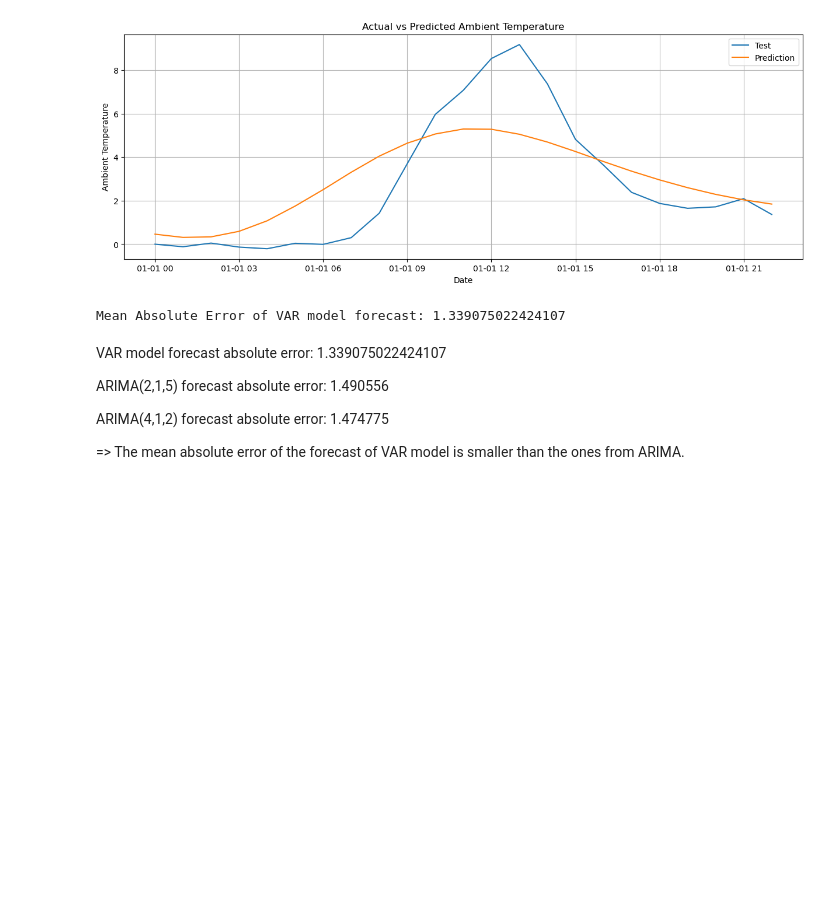
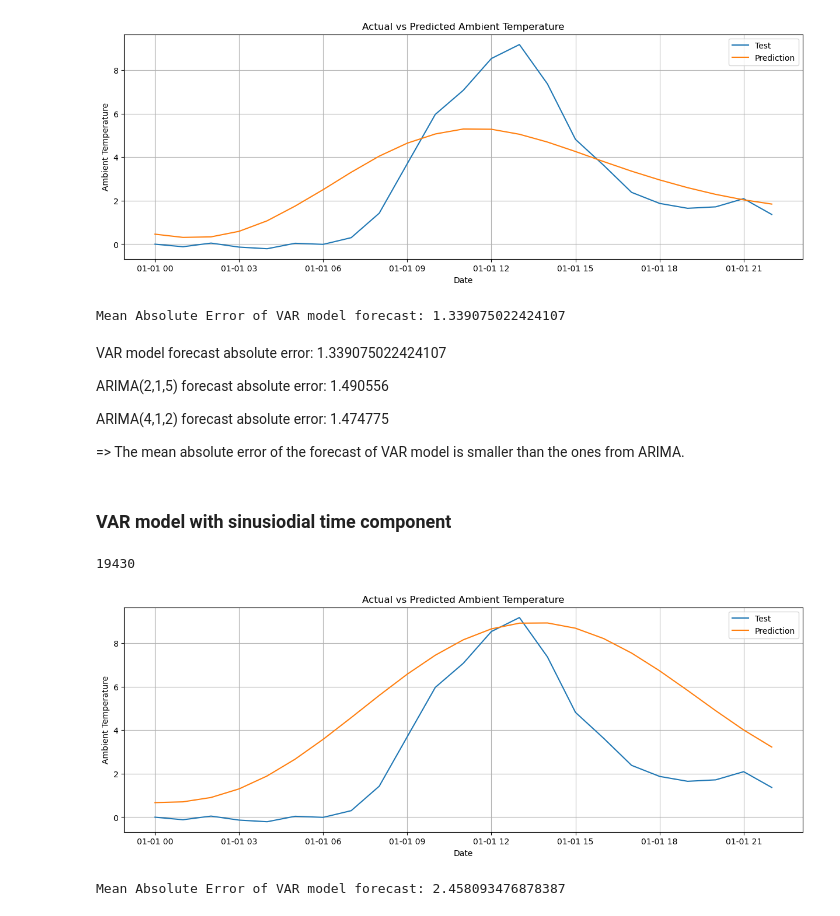
Before and after one commit to bregina98/Local-prediction-of-weather-parameters-based-on-historical-data, a Jupyter notebook: multivariate model/VAR model.ipynb, the cells around one changed output. Drawn from its saved outputs; the diff is of its cells as text; code cells hidden in the pictures; blank space fills up the shorter version.

```diff
--- a/multivariate model/VAR model.ipynb
+++ b/multivariate model/VAR model.ipynb
@@ -282,0 +308,11 @@ all_hourly_23 = new_data_all_resampled.loc[(new_data_all_resampled.index.year ==
+# %%
+# VAR model with sinusiodial time
+
+from statsmodels.tsa.api import VAR
+
+model_sinus = VAR(all_hourly_20_21_22_sinus)
+results_sinus = model_sinus.fit(maxlags=15, ic='aic')
+
+n_lags = results.k_ar # for later
+
+print(results.summary())
@@ -282,0 +337,6 @@ all_hourly_23 = new_data_all_resampled.loc[(new_data_all_resampled.index.year ==
+# %%
+# data for 2023
+
+all_hourly_23_sinus = data_sinus.loc[(data_sinus.index.year == 2023), ["AIR_PRESSURE", "AMBIENT_TEMPERATURE", "RAIN_INTENSITY",
+                                                 "RELATIVE_HUMIDITY", "SOLAR_RADIATION_INTENSITY", "WIND_DIRECTION", "WIND_SPEED", "sinus_time"]]
+#print(all_hourly_23_sinus)
@@ -325,3 +389,42 @@ ARIMA(2,1,5) forecast absolute error:                        1.490556
 ARIMA(4,1,2) forecast absolute error:                        1.474775
 
 => The mean absolute error of the forecast of VAR model is smaller than the ones from ARIMA.
+# %% [markdown]
+### VAR model with sinusiodial time component
+# %%
+# AMBIENT TEMPERATURE
+
+train_temp_sinus = all_hourly_20_21_22_sinus['AMBIENT_TEMPERATURE']
+test_temp_sinus = all_hourly_23_sinus['AMBIENT_TEMPERATURE']
+print(len(train_temp)) # 19430
+
+lagged_values_sinus = all_hourly_20_21_22_sinus.values[-n_lags:]
+pred_sinus = results_sinus.forecast(y=lagged_values_sinus, steps=24)
+pred_df_sinus = pd.DataFrame(pred_sinus, columns=all_hourly_20_21_22_sinus.columns)
+
+plt.figure(figsize=(15, 5))
+plt.grid()
+
+plt.plot(all_hourly_23_sinus.index[:23], all_hourly_23_sinus['AMBIENT_TEMPERATURE'][:23], label='Test')
+
+plt.plot(all_hourly_23_sinus.index[:23], pred_df_sinus['AMBIENT_TEMPERATURE'][:23], label='Prediction')
+
+plt.legend()
+plt.title('Actual vs Predicted Ambient Temperature')
+plt.xlabel('Date')
+plt.ylabel('Ambient Temperature')
+plt.show()
+# %% [output]
+19430
+[figure, added]
+# %%
+# mean absolute error of the forecast of sinus VAR
+
+actual_values_sinus = all_hourly_23_sinus['AMBIENT_TEMPERATURE'][:24].values
+
+predicted_values_sinus = pred_df_sinus['AMBIENT_TEMPERATURE'][:24].values
+
+mae = np.mean(np.abs(actual_values_sinus - predicted_values_sinus))
+print(f"Mean Absolute Error of VAR model forecast: {mae}")
+# %% [output]
+Mean Absolute Error of VAR model forecast: 2.458093476878387
```
Also changed, not shown: parts of 13 cells of this notebook.
